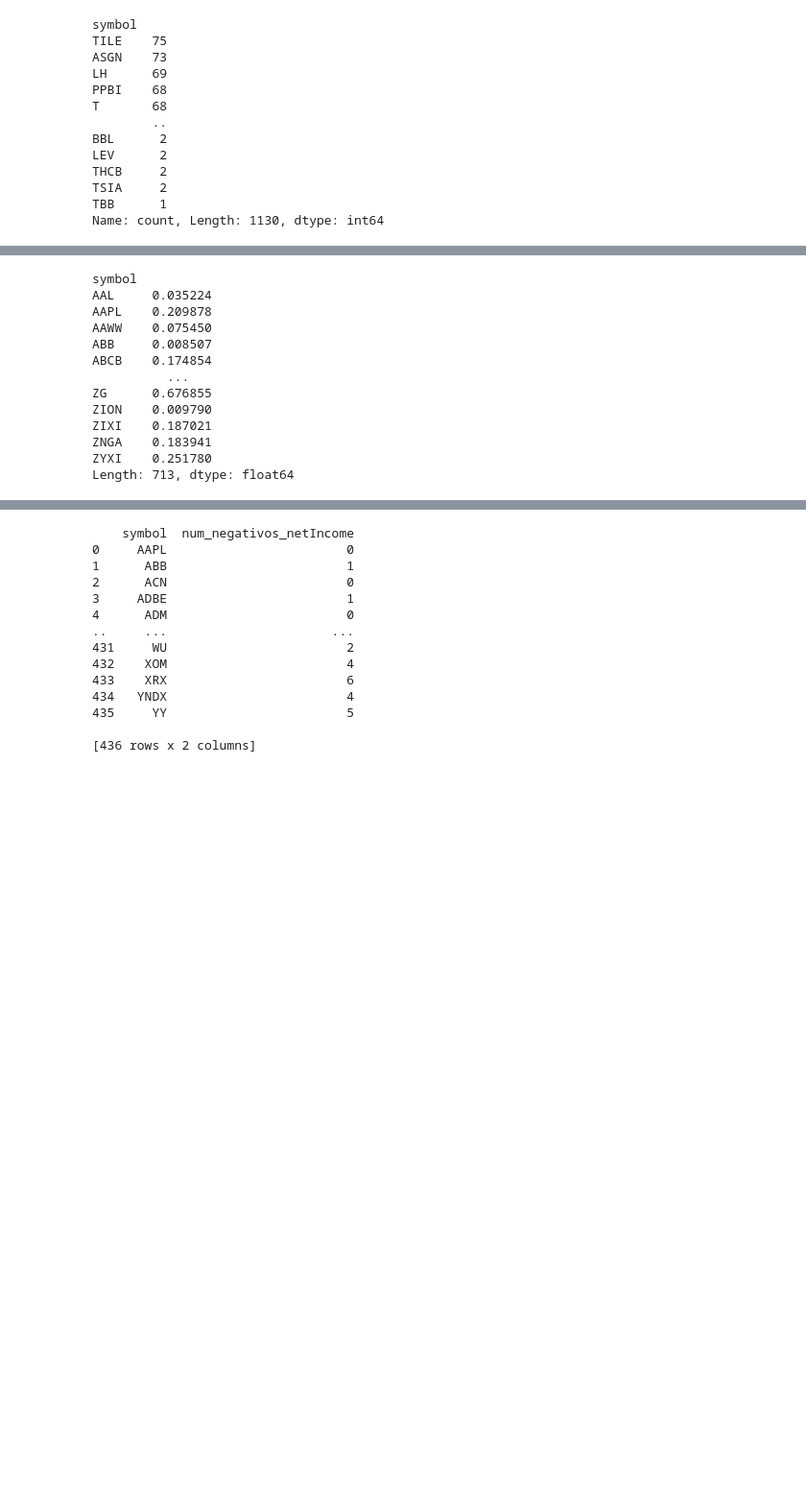
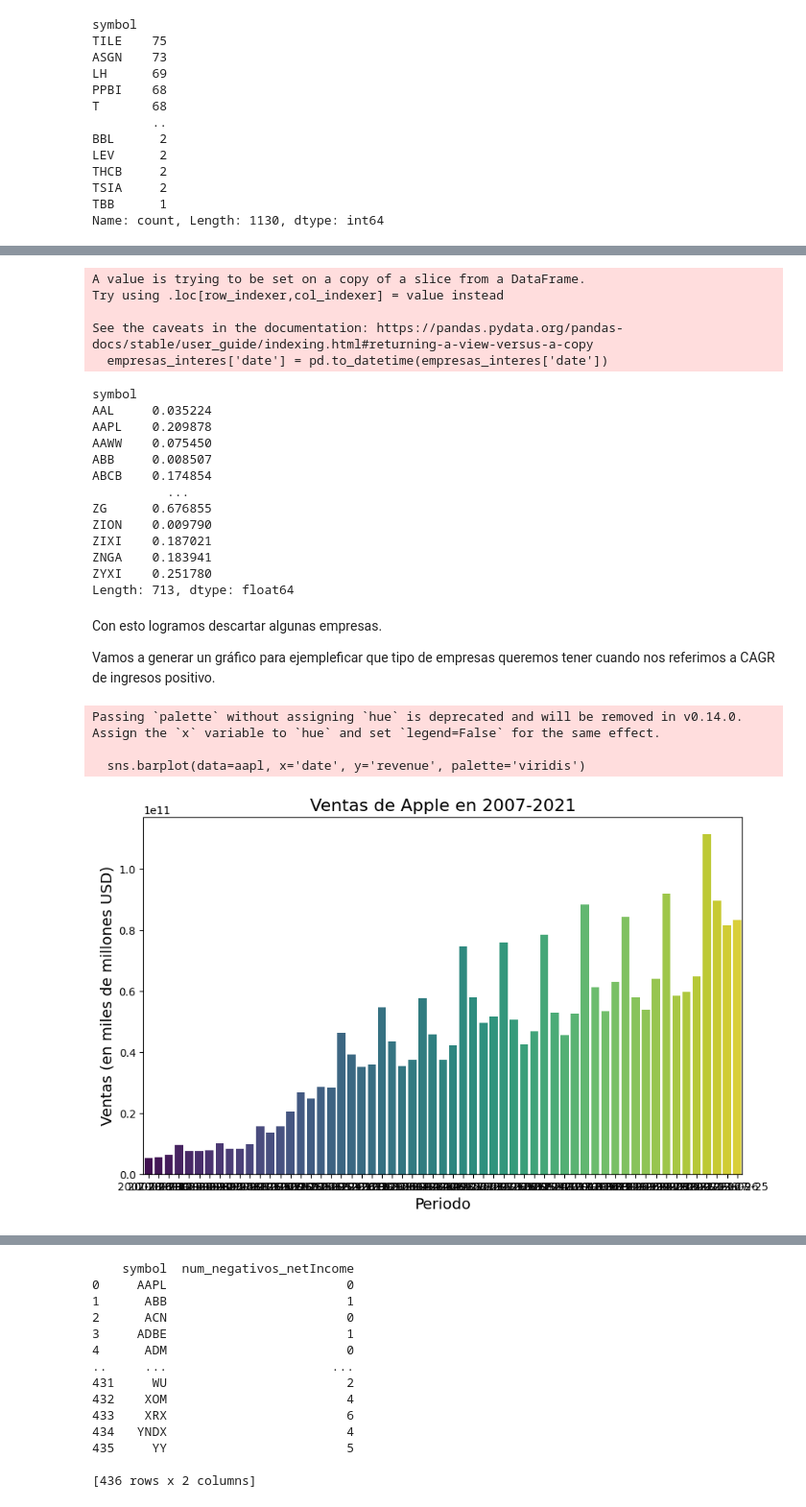
Before and after one commit to ProfesorCamacho/Analisis_Estados_Financieros, a Jupyter notebook: Analisis_de_estados_financieros.ipynb, the cells around one changed output, grey strips where cells are left out. Shown: that part at 96% size. Saved outputs shown, nothing was run; the diff lists cells and outputs as text; code cells hidden in the pictures; blank space fills up the shorter version.

```diff
--- a/Analisis_de_estados_financieros.ipynb
+++ b/Analisis_de_estados_financieros.ipynb
@@ -78,5 +99,6 @@ Como queremos sacar las empresas sólidas, nos quedaremos con las empresas que m
 # %%
-empresas_interes.loc[:, 'date'] = pd.to_datetime(empresas_interes['date'])
+# Trasformar las fechas a formato fecha datatime para poder operar
+empresas_interes['date'] = pd.to_datetime(empresas_interes['date'])
 
 # Filtrar las fechas mínimas y máximas para cada empresa
 min_fecha = empresas_interes.groupby('symbol')['date'].min()
@@ -97,16 +119,45 @@ cagr_positivo = cagr_ventas[cagr_ventas > 0]
 
 cagr_positivo
 # %% [output]
-symbol
-AAL     0.035224
-AAPL    0.209878
-AAWW    0.075450
-ABB     0.008507
-ABCB    0.174854
-          ...
-ZG      0.676855
-ZION    0.009790
-ZIXI    0.187021
-ZNGA    0.183941
-ZYXI    0.251780
-Length: 713, dtype: float64
+A value is trying to be set on a copy of a slice from a DataFrame.
+Try using .loc[row_indexer,col_indexer] = value instead
+
+See the caveats in the documentation: https://pandas.pydata.org/pandas-docs/stable/user_guide/indexing.html#returning-a-view-versus-a-copy
+  empresas_interes['date'] = pd.to_datetime(empresas_interes['date'])
+symbol
+AAL     0.035224
+AAPL    0.209878
+AAWW    0.075450
+ABB     0.008507
+ABCB    0.174854
+          ...
+ZG      0.676855
+ZION    0.009790
+ZIXI    0.187021
+ZNGA    0.183941
+ZYXI    0.251780
+Length: 713, dtype: float64
+# %% [markdown]
+Con esto logramos descartar algunas empresas.
+
+Vamos a generar un gráfico para ejempleficar que tipo de empresas queremos tener cuando nos referimos a CAGR de ingresos positivo.
+# %%
+# Filtrar para una empresa
+aapl = empresas_interes[empresas_interes['symbol'] == 'AAPL']
+
+# Crear el gráfico de barras
+plt.figure(figsize=(10, 6))
+sns.barplot(data=aapl, x='date', y='revenue', palette='viridis')
+
+# Añadir títulos y etiquetas
+plt.title('Ventas de Apple en 2007-2021', fontsize=16)
+plt.xlabel('Periodo', fontsize=14)
+plt.ylabel('Ventas (en miles de millones USD)', fontsize=14)
+
+# Mostrar el gráfico
+plt.show()
+# %% [output]
+Passing `palette` without assigning `hue` is deprecated and will be removed in v0.14.0. Assign the `x` variable to `hue` and set `legend=False` for the same effect.
+
+  sns.barplot(data=aapl, x='date', y='revenue', palette='viridis')
+[figure, added]
```
Also changed, not shown: parts of 21 cells of this notebook.
